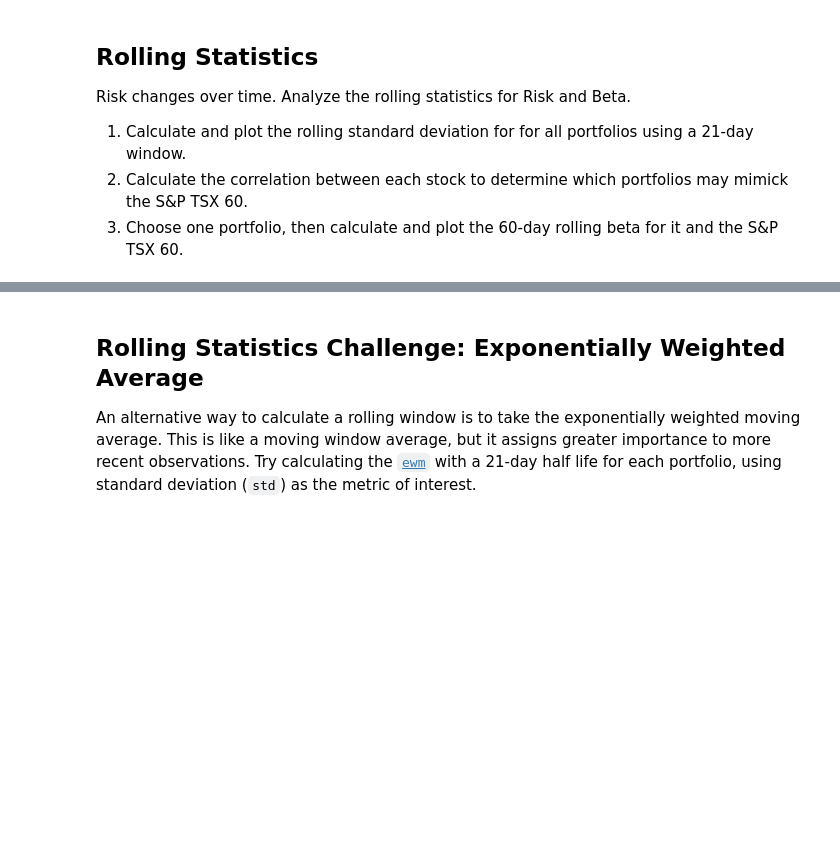
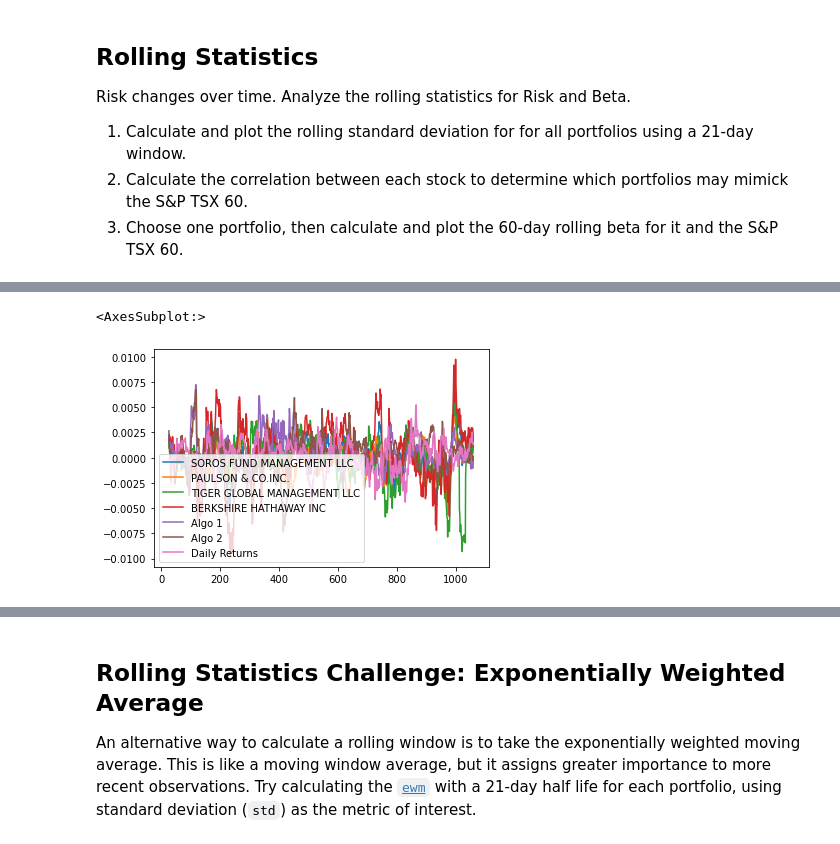
Before and after one commit to ObyNtech/module_4_challenge, a Jupyter notebook: whale_analysis.ipynb, the cells around one changed output, grey strips where cells are left out. Saved outputs shown, nothing was run; the diff lists cells and outputs as text; code cells hidden in the pictures; blank space fills up the shorter version.

```diff
--- a/whale_analysis.ipynb
+++ b/whale_analysis.ipynb
@@ -181,2 +341,8 @@ Risk changes over time. Analyze the rolling statistics for Risk and Beta.
+# %%
+# Plot the rolling standard deviation
+combined_data_df.rolling(window=21).mean().plot()
+# %% [output]
+<AxesSubplot:>
+[figure, added]
 # %%
 # Calculate the correlation
```
Also changed, not shown: parts of 24 cells of this notebook.
